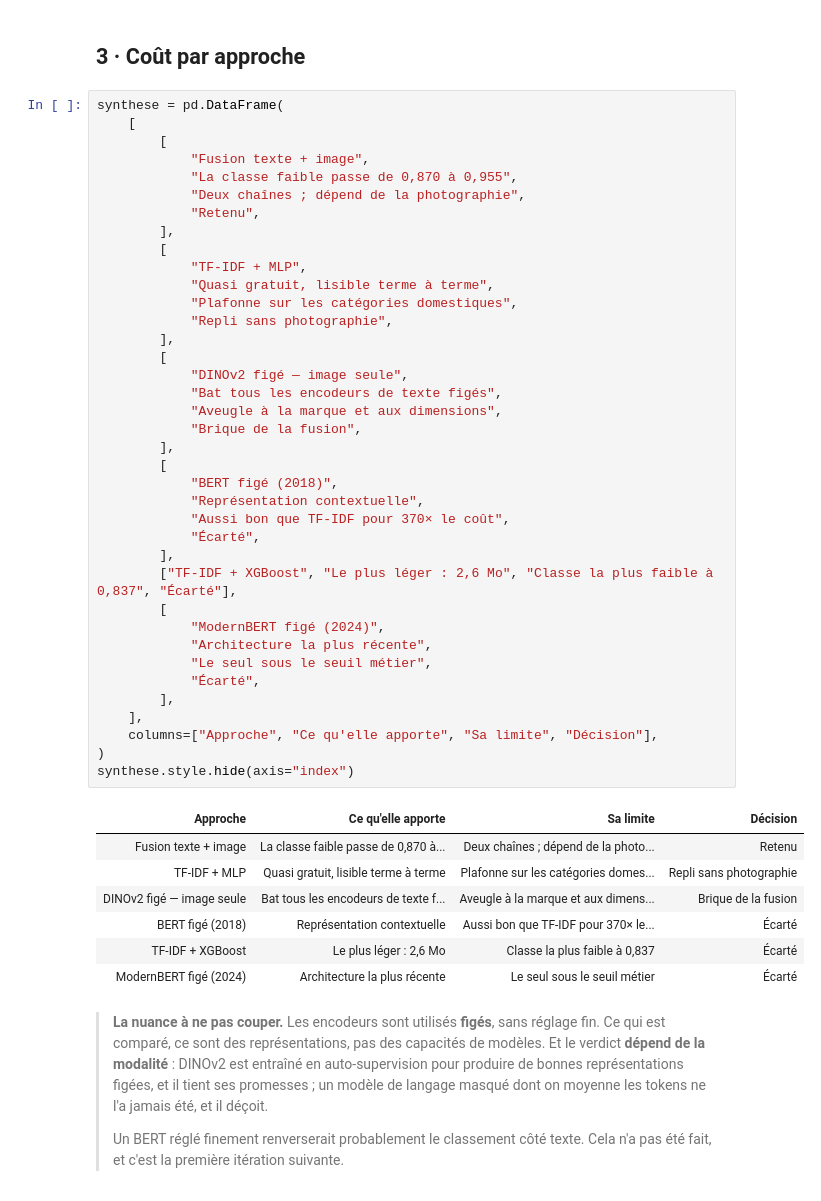
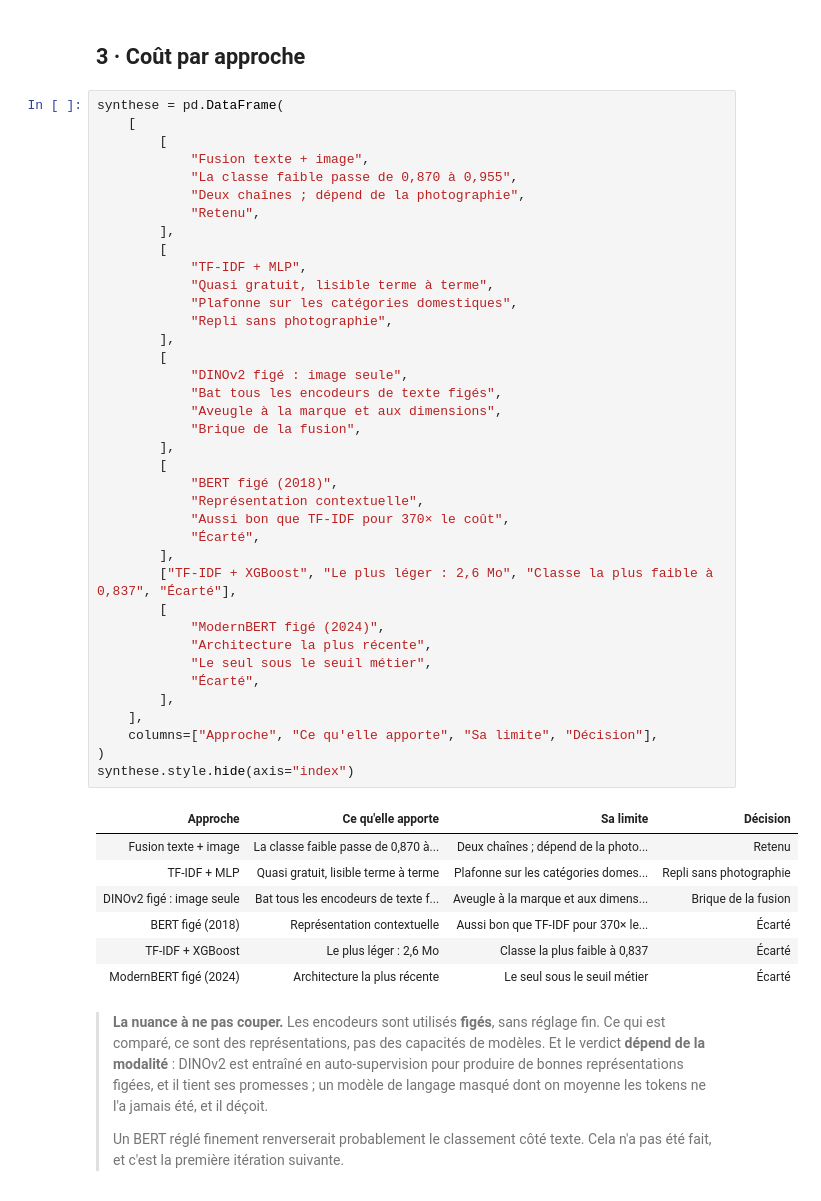
Before and after one commit to richardhugou/product-category-classifier, a Jupyter notebook: notebooks/complementaires/06_comparaison.ipynb, the cells around one changed output. Saved outputs shown, nothing was run; the diff lists cells and outputs as text.

```diff
--- a/notebooks/complementaires/06_comparaison.ipynb
+++ b/notebooks/complementaires/06_comparaison.ipynb
@@ -140,35 +140,35 @@ synthese = pd.DataFrame(
             "Quasi gratuit, lisible terme à terme",
             "Plafonne sur les catégories domestiques",
             "Repli sans photographie",
         ],
         [
-            "DINOv2 figé — image seule",
+            "DINOv2 figé : image seule",
             "Bat tous les encodeurs de texte figés",
             "Aveugle à la marque et aux dimensions",
             "Brique de la fusion",
         ],
         [
             "BERT figé (2018)",
             "Représentation contextuelle",
             "Aussi bon que TF-IDF pour 370× le coût",
             "Écarté",
         ],
         ["TF-IDF + XGBoost", "Le plus léger : 2,6 Mo", "Classe la plus faible à 0,837", "Écarté"],
         [
             "ModernBERT figé (2024)",
             "Architecture la plus récente",
             "Le seul sous le seuil métier",
             "Écarté",
         ],
     ],
     columns=["Approche", "Ce qu'elle apporte", "Sa limite", "Décision"],
 )
 synthese.style.hide(axis="index")
 # %% [output]
 | Approche | Ce qu'elle apporte | Sa limite | Décision |
 | Fusion texte + image | La classe faible passe de 0,870 à... | Deux chaînes ; dépend de la photo... | Retenu |
 | TF-IDF + MLP | Quasi gratuit, lisible terme à terme | Plafonne sur les catégories domes... | Repli sans photographie |
-| DINOv2 figé — image seule | Bat tous les encodeurs de texte f... | Aveugle à la marque et aux dimens... | Brique de la fusion |
+| DINOv2 figé : image seule | Bat tous les encodeurs de texte f... | Aveugle à la marque et aux dimens... | Brique de la fusion |
 | BERT figé (2018) | Représentation contextuelle | Aussi bon que TF-IDF pour 370× le... | Écarté |
 | TF-IDF + XGBoost | Le plus léger : 2,6 Mo | Classe la plus faible à 0,837 | Écarté |
 | ModernBERT figé (2024) | Architecture la plus récente | Le seul sous le seuil métier | Écarté |
```
Also changed, not shown: parts of 2 cells of this notebook, 14 other files.
